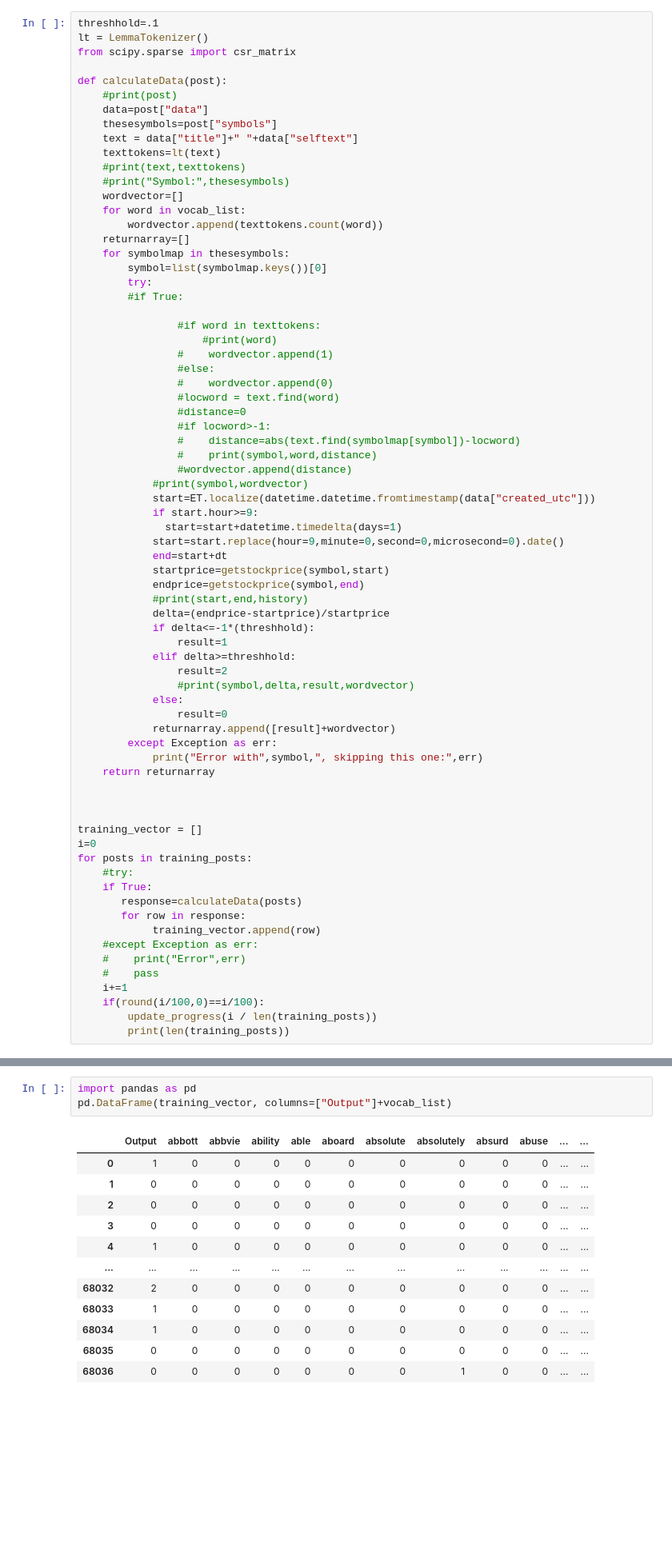
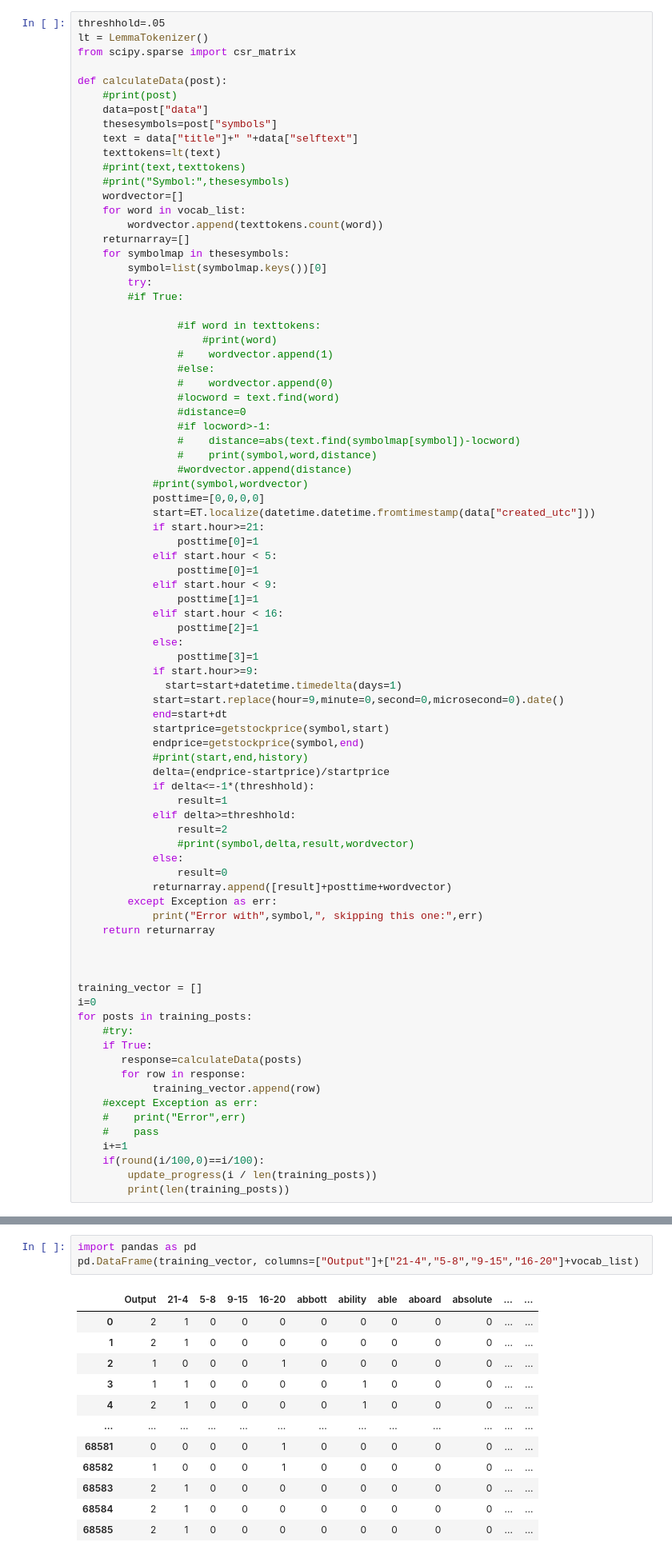
Before and after one commit to barberd/wsb-predict, a Jupyter notebook: WSB MB3 linear learner.ipynb, the cells around one changed output, grey strips where cells are left out. Shown: that part at 80% size. Saved outputs shown, nothing was run; the diff lists cells and outputs as text; blank space fills up the shorter version.

```diff
--- a/WSB MB3 linear learner.ipynb
+++ b/WSB MB3 linear learner.ipynb
@@ -226,6 +230,6 @@ vocab_list
  ...]
 # %%
-threshhold=.1
+threshhold=.05
 lt = LemmaTokenizer()
 from scipy.sparse import csr_matrix
 
@@ -258,7 +262,18 @@ def calculateData(post):
                 #    print(symbol,word,distance)
                 #wordvector.append(distance)
             #print(symbol,wordvector)
+            posttime=[0,0,0,0]
             start=ET.localize(datetime.datetime.fromtimestamp(data["created_utc"]))
+            if start.hour>=21:
+                posttime[0]=1
+            elif start.hour < 5:
+                posttime[0]=1
+            elif start.hour < 9:
+                posttime[1]=1
+            elif start.hour < 16:
+                posttime[2]=1
+            else:
+                posttime[3]=1
             if start.hour>=9:
               start=start+datetime.timedelta(days=1)
             start=start.replace(hour=9,minute=0,second=0,microsecond=0).date()
@@ -274,7 +289,7 @@ def calculateData(post):
                 #print(symbol,delta,result,wordvector)
             else:
                 result=0
-            returnarray.append([result]+wordvector)
+            returnarray.append([result]+posttime+wordvector)
         except Exception as err:
             print("Error with",symbol,", skipping this one:",err)
     return returnarray
@@ -301,17 +316,17 @@ Progress: [####################] 100.0%
 27603
 # %%
 import pandas as pd
-pd.DataFrame(training_vector, columns=["Output"]+vocab_list)
+pd.DataFrame(training_vector, columns=["Output"]+["21-4","5-8","9-15","16-20"]+vocab_list)
 # %% [output]
-|  | Output | abbott | abbvie | ability | able | aboard | absolute | absolutely | absurd | abuse | ... | ... |
-| 0 | 1 | 0 | 0 | 0 | 0 | 0 | 0 | 0 | 0 | 0 | ... | ... |
-| 1 | 0 | 0 | 0 | 0 | 0 | 0 | 0 | 0 | 0 | 0 | ... | ... |
-| 2 | 0 | 0 | 0 | 0 | 0 | 0 | 0 | 0 | 0 | 0 | ... | ... |
-| 3 | 0 | 0 | 0 | 0 | 0 | 0 | 0 | 0 | 0 | 0 | ... | ... |
-| 4 | 1 | 0 | 0 | 0 | 0 | 0 | 0 | 0 | 0 | 0 | ... | ... |
+|  | Output | 21-4 | 5-8 | 9-15 | 16-20 | abbott | ability | able | aboard | absolute | ... | ... |
+| 0 | 2 | 1 | 0 | 0 | 0 | 0 | 0 | 0 | 0 | 0 | ... | ... |
+| 1 | 2 | 1 | 0 | 0 | 0 | 0 | 0 | 0 | 0 | 0 | ... | ... |
+| 2 | 1 | 0 | 0 | 0 | 1 | 0 | 0 | 0 | 0 | 0 | ... | ... |
+| 3 | 1 | 1 | 0 | 0 | 0 | 0 | 1 | 0 | 0 | 0 | ... | ... |
+| 4 | 2 | 1 | 0 | 0 | 0 | 0 | 1 | 0 | 0 | 0 | ... | ... |
 | ... | ... | ... | ... | ... | ... | ... | ... | ... | ... | ... | ... | ... |
-| 68032 | 2 | 0 | 0 | 0 | 0 | 0 | 0 | 0 | 0 | 0 | ... | ... |
-| 68033 | 1 | 0 | 0 | 0 | 0 | 0 | 0 | 0 | 0 | 0 | ... | ... |
-| 68034 | 1 | 0 | 0 | 0 | 0 | 0 | 0 | 0 | 0 | 0 | ... | ... |
-| 68035 | 0 | 0 | 0 | 0 | 0 | 0 | 0 | 0 | 0 | 0 | ... | ... |
-| 68036 | 0 | 0 | 0 | 0 | 0 | 0 | 0 | 1 | 0 | 0 | ... | ... |
+| 68581 | 0 | 0 | 0 | 0 | 1 | 0 | 0 | 0 | 0 | 0 | ... | ... |
+| 68582 | 1 | 0 | 0 | 0 | 1 | 0 | 0 | 0 | 0 | 0 | ... | ... |
+| 68583 | 2 | 1 | 0 | 0 | 0 | 0 | 0 | 0 | 0 | 0 | ... | ... |
+| 68584 | 2 | 1 | 0 | 0 | 0 | 0 | 0 | 0 | 0 | 0 | ... | ... |
+| 68585 | 2 | 1 | 0 | 0 | 0 | 0 | 0 | 0 | 0 | 0 | ... | ... |
```
Also changed, not shown: parts of 17 cells of this notebook, 3 other files.
